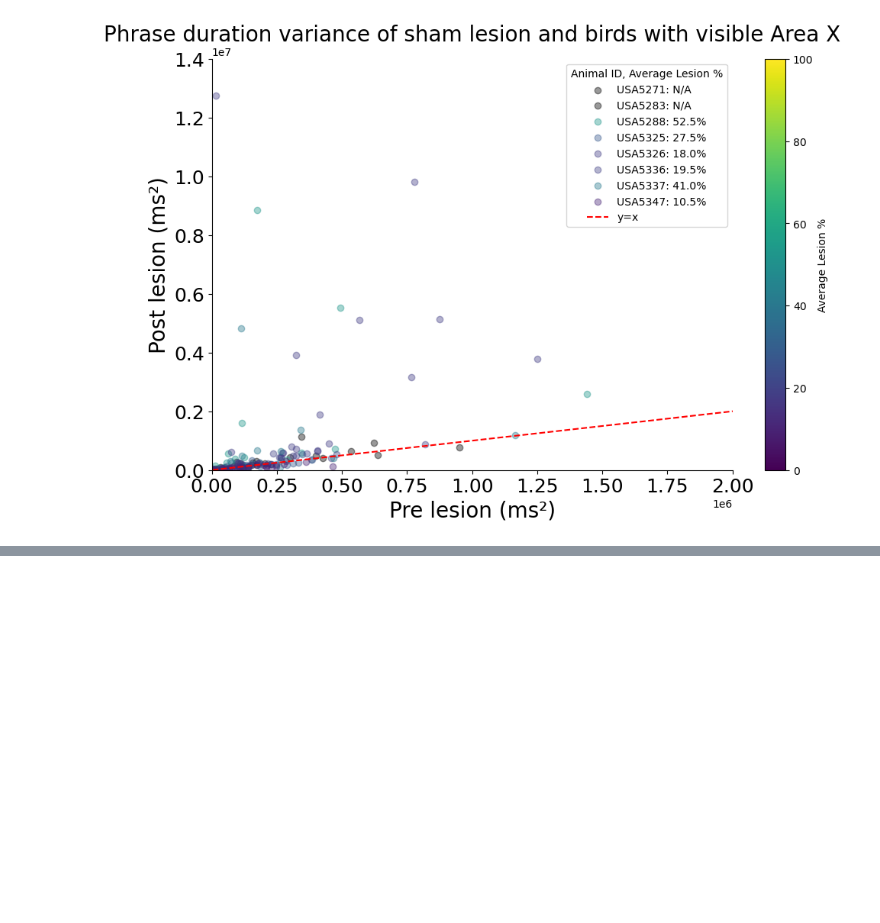
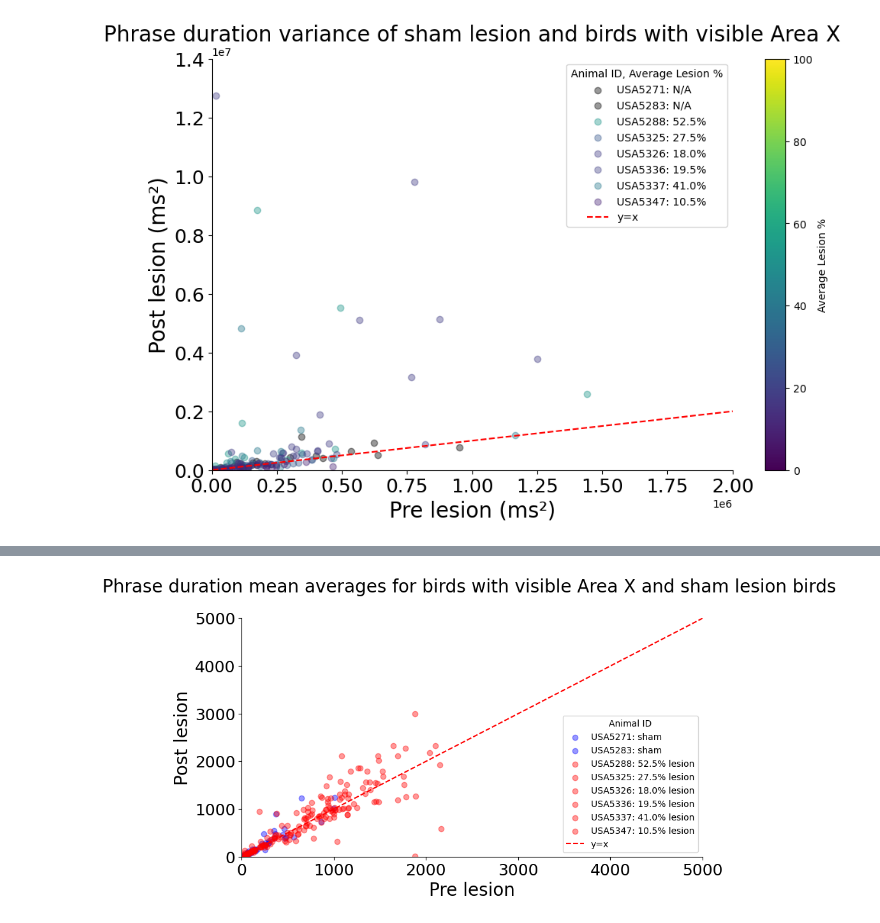
Before and after one commit to hulseyvincentr/syntax_analysis, a Jupyter notebook: notebooks/scatterplot_color_coded_by_lesion_from_combined_birds.ipynb, the cells around one changed output, grey strips where cells are left out. Cells and saved outputs as stored; diff of their text form; code cells hidden in the pictures; blank space fills up the shorter version.

Commit message:
Validating barcode plots.

```diff
--- a/notebooks/scatterplot_color_coded_by_lesion_from_combined_birds.ipynb
+++ b/notebooks/scatterplot_color_coded_by_lesion_from_combined_birds.ipynb
@@ -543,0 +503,89 @@ plt.show()
+# %%
+import os
+import json
+import pandas as pd
+import matplotlib.pyplot as plt
+import numpy as np
+
+def determine_hemisphere(block_number):
+    if block_number.endswith('.01') or block_number.endswith('.03'):
+        return 'Left'
+    elif block_number.endswith('.02') or block_number.endswith('.04'):
+        return 'Right'
+    else:
+        return 'Unknown'
+
+def read_json_files(folder_path):
+    results = []
+    for filename in os.listdir(folder_path):
+        if filename.endswith('.json'):
+            parts = filename.split('_')
+            animal_id = parts[0]  # Extracting the animal ID
+            block_number = parts[1]  # Extracting the block number
+            hemisphere = determine_hemisphere(block_number)  # Determining hemisphere
+            file_path = os.path.join(folder_path, filename)
+            with open(file_path, 'r') as file:
+                data = json.load(file)
+                percent_lesioned = data.get("Percent of Area X Lesioned (%)", None)
+                if percent_lesioned is not None:
+                    results.append({
+                        'Animal ID': animal_id,
+                        'Hemisphere': hemisphere,
+                        'Percent Lesioned': percent_lesioned
+                    })
+    # Convert list of dictionaries to DataFrame
+    return pd.DataFrame(results)
+
+# Specify the path to your folder
+folder_path = '/Users/mirandahulsey-vincent/Documents/allPythonCode/syntax_analysis/data_inputs/AreaX_compare_pre_and_post_phrase_durations/calculated_lesion_volumes'
+lesion_data_df = read_json_files(folder_path)
+
+# Group by Animal ID and Hemisphere, and calculate mean percent lesioned, rounding to nearest integer
+lesion_summary = lesion_data_df.groupby(['Animal ID', 'Hemisphere'])['Percent Lesioned'].mean().round().astype(int).unstack(fill_value=0)
+
+# Calculate the average lesion percentage across hemispheres
+lesion_summary['Average Lesion'] = lesion_summary.mean(axis=1)
+
+# Load the Excel file
+data = pd.read_excel('/Users/mirandahulsey-vincent/Documents/allPythonCode/syntax_analysis/data_inputs/AreaX_compare_pre_and_post_phrase_durations/sham_and_visible_AreaX_birds.xlsx')
+
+fig, ax = plt.subplots(figsize=(10, 6))  # Create a figure and a set of subplots
+
+for animal_id in data['Animal_ID'].unique():
+    # Filter data for the current animal ID
+    subset = data[data['Animal_ID'] == animal_id]
+    # Prepare the legend text with lesion information
+    if animal_id in lesion_summary.index and lesion_summary.loc[animal_id, 'Average Lesion'] > 0:
+        label_text = f'{animal_id}: {lesion_summary.loc[animal_id, "Average Lesion"]}% lesion'
+        color = 'red'  # Color red for animals with lesion data
+    else:
+        label_text = f'{animal_id}: sham'
+        color = 'blue'  # Color blue for animals with no lesion data
+
+    ax.scatter(subset['Mean_Pre_Treatment'], subset['Mean_Post_Treatment'],
+                label=label_text, color=color, alpha=0.4)
+
+ax.set_xlim(0, 5000)
+ax.set_ylim(0, 5000)
+# Calculate the combined range of x and y axes limits to ensure full coverage
+combined_limit = [min(ax.get_xlim()[0], ax.get_ylim()[0]), max(ax.get_xlim()[1], ax.get_ylim()[1])]
+
+# Plot the y=x line using the combined range
+ax.plot(combined_limit, combined_limit, 'r--', label='y=x')
+
+ax.set_xlabel('Pre lesion', fontsize=20)
+ax.set_ylabel('Post lesion', fontsize=20)
+ax.set_title('Phrase duration mean averages for birds with visible Area X and sham lesion birds \n', fontsize=20)
+ax.legend(title='Animal ID', loc='lower right')
+
+ax.grid(False)
+ax.spines['top'].set_visible(False)
+ax.spines['right'].set_visible(False)
+ax.tick_params(axis='both', which='major', labelsize=18)
+
+plt.tight_layout(pad=5.0)  # Adjust layout with additional padding
+fig.subplots_adjust(top=0.85)  # Adjust the top spacing to ensure title fits well
+
+plt.show()
+# %% [output]
+[figure, added]
```
Also changed, not shown: parts of 7 cells of this notebook, 2 other files.
